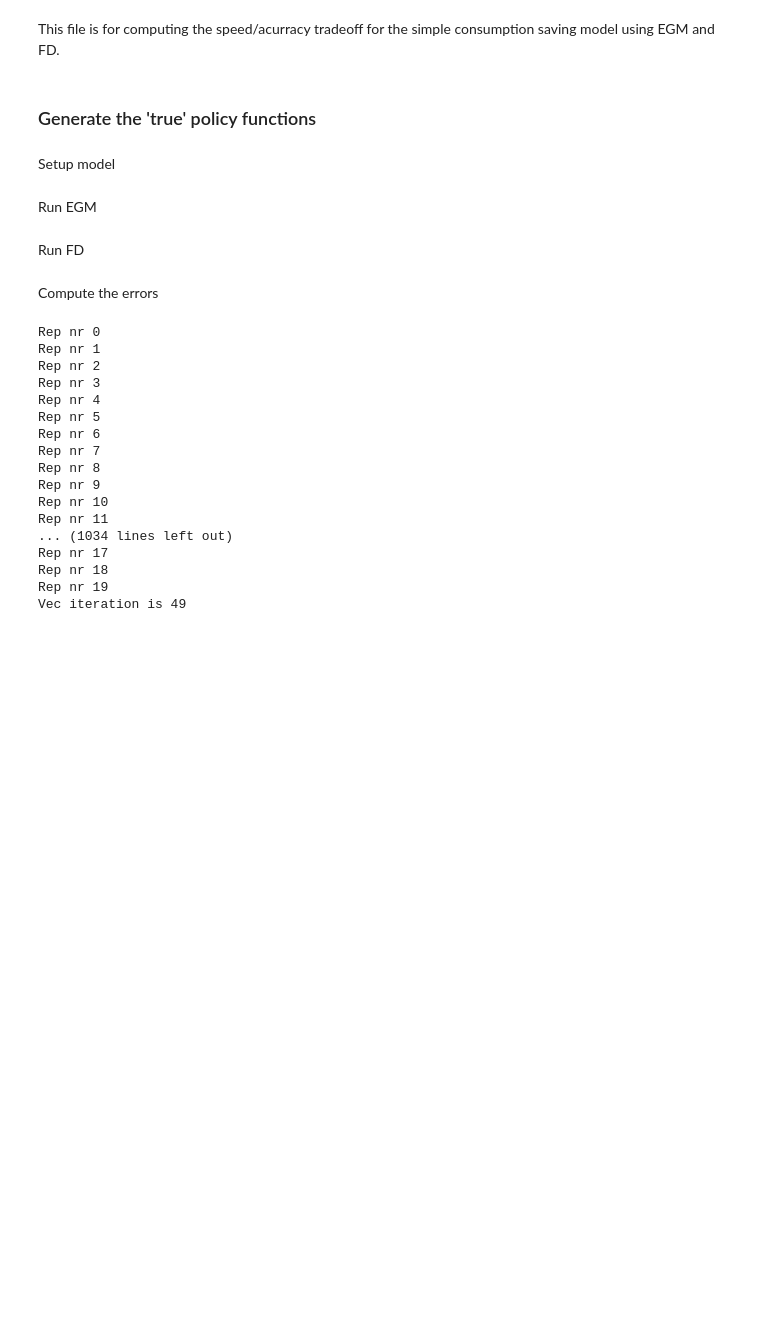
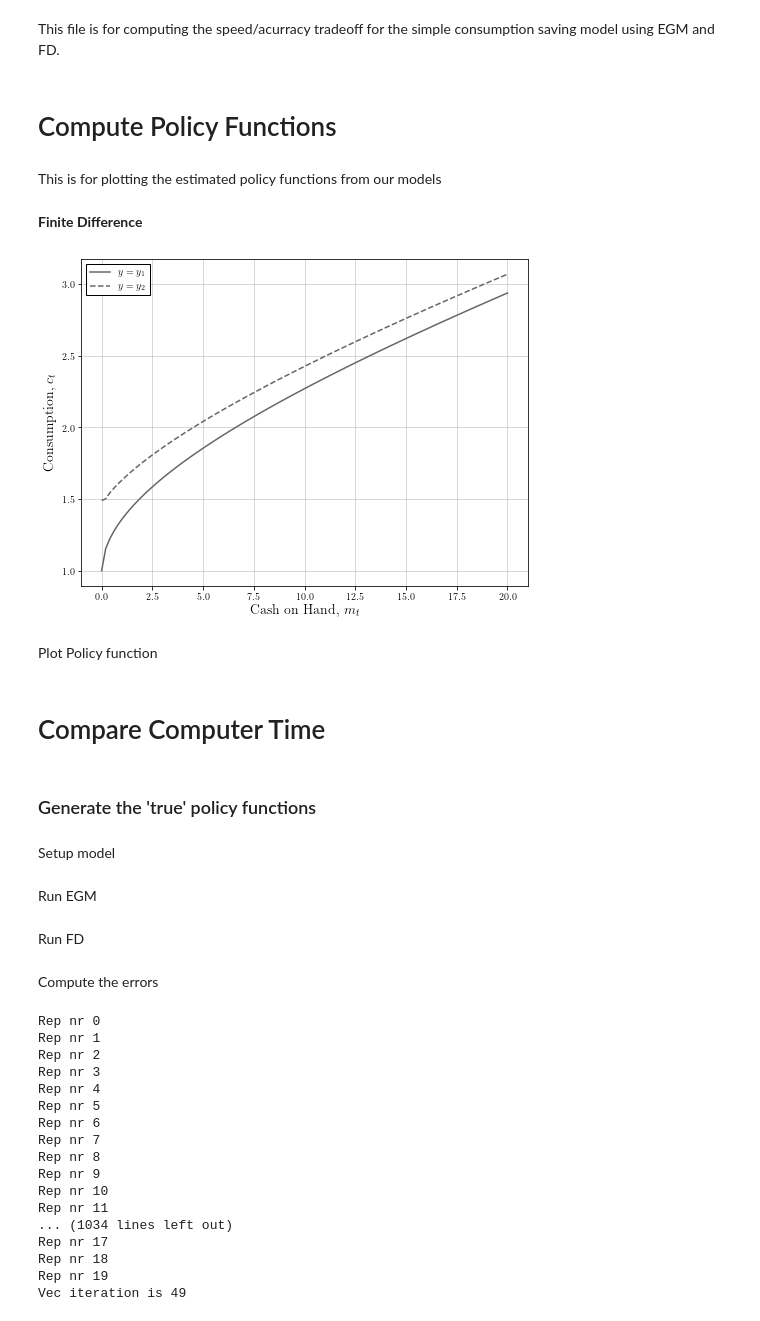
Before and after one commit to madsankern/DynamicProgramming, a Jupyter notebook: solve_1d_model.ipynb, the cells around one changed output. Cells and saved outputs as stored; diff of their text form; code cells hidden in the pictures; blank space fills up the shorter version.

```diff
--- a/solve_1d_model.ipynb
+++ b/solve_1d_model.ipynb
@@ -18,5 +21,47 @@ plt.rc('text', usetex=True)
 # %% [markdown]
 This file is for computing the speed/acurracy tradeoff for the simple consumption saving model using EGM and FD.
+# %% [markdown]
+# Compute Policy Functions
+# %% [markdown]
+This is for plotting the estimated policy functions from our models
+# %%
+# Setup model
+model = model_class()
+model.setup()
+model.create_grids()
+
+val = 1.0
+model.par.eta = val
+# %% [markdown]
+**Finite Difference**
+# %%
+# Solve model
+# model.create_grids()
+# model.solve_fd()
+
+# Generate figure
+fig = plt.figure(figsize=(8,6))
+ax = fig.add_subplot(1,1,1)
+
+# Settings
+ax.grid(b=True, which = 'major', linestyle='-', linewidth=0.5, color='0.7')
+# ax.set_xlim([-0.03,1])
+# ax.set_ylim([-0.1,2.5])
+ax.set_xlabel(r'Cash on Hand, $m_t$', size=14)
+ax.set_ylabel(r'Consumption, $c_t$', size=14)
+
+# Plot
+ax.plot(model.sol_fd.m,model.sol_fd.c[0], label= r'$y = y_1$', linestyle = '-', color = '0.4')
+ax.plot(model.sol_fd.m,model.sol_fd.c[1], label= r'$y = y_2$', linestyle = '--', color = '0.4')
+
+ax.legend(frameon = True, edgecolor = 'k', facecolor = 'white', framealpha=1, fancybox=False)
+plt.savefig('fd_1d_policy.pdf')
+# %% [output]
+[figure, added]
+# %% [markdown]
+Plot Policy function
+# %% [markdown]
+# Compare Computer Time
 # %% [markdown]
 ### Generate the 'true' policy functions
 # %% [markdown]
```
Also changed, not shown: parts of 1 cell of this notebook, 2 other files.
